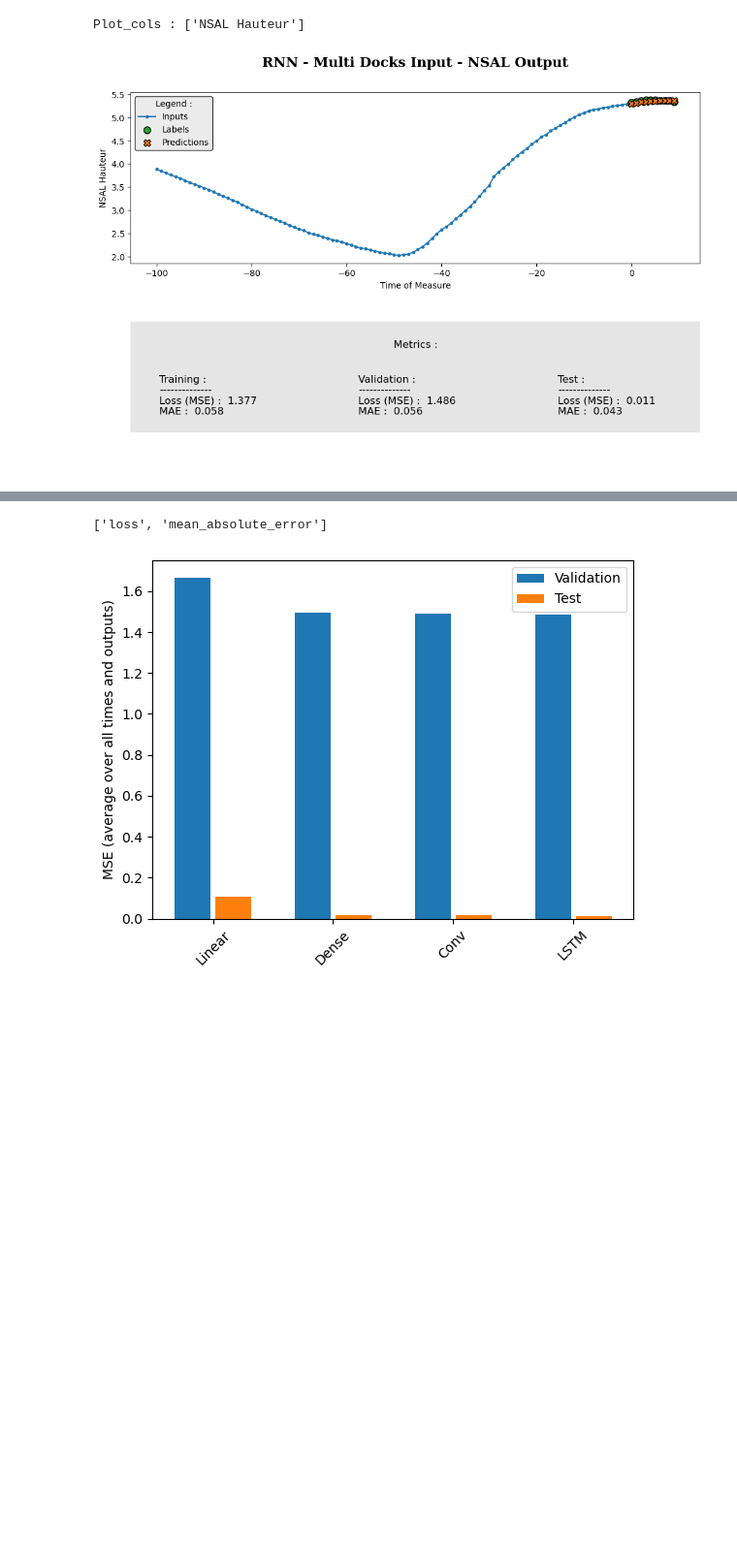
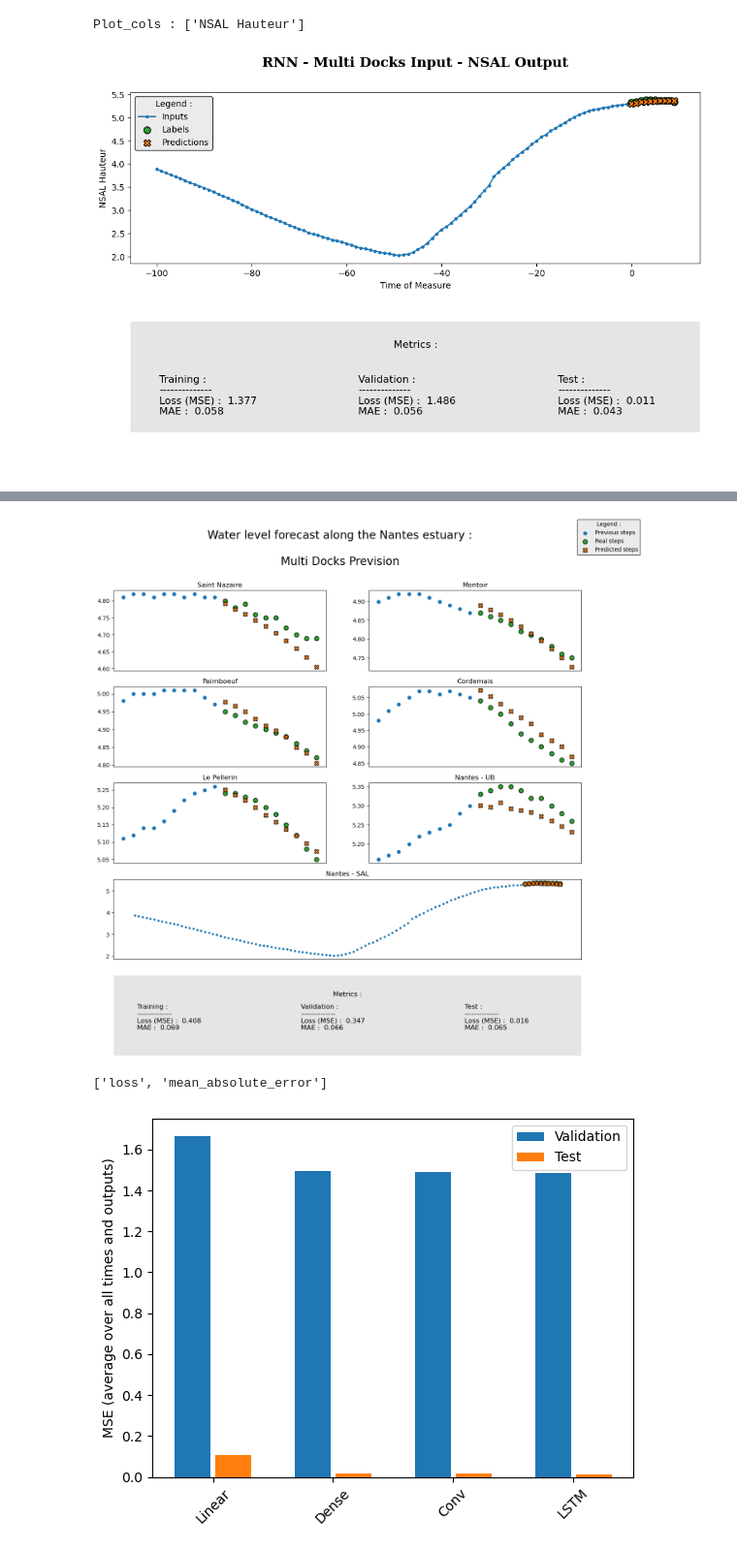
Before and after one commit to AlexandreThomassin/PIIA-Marees, a Jupyter notebook: Prédictions Loire/Multi-Step Model.ipynb, the cells around one changed output, grey strips where cells are left out. Shown at 97% size. Cells and saved outputs as stored; diff of their text form; code cells hidden in the pictures; blank space fills up the shorter version.

```diff
--- a/Prédictions Loire/Multi-Step Model.ipynb
+++ b/Prédictions Loire/Multi-Step Model.ipynb
@@ -658,3 +676,93 @@ multi_window.plot(multi_lstm_model, figname="RNN - Multi Docks Input - NSAL Outp
 # %% [output]
 Plot_cols : ['NSAL Hauteur']
 [figure]
+# %%
+model = multi_conv_model
+
+test, real = multi_window._example
+#print(test, real)
+pred = model.predict(test)
+
+input_length = multi_window.input_width
+output_length = multi_window.label_width
+
+
+ports =["Saint Nazaire", "Montoir", "Paimboeuf", "Cordemais", "Le Pellerin", "Nantes - UB", "Nantes - SAL"]
+abs = [i for i in range(input_length+output_length)]
+fig, axs = plt.subplots(5,2, figsize = (15,15))
+gs = axs[1, 1].get_gridspec()
+
+axs = axs.reshape([axs.shape[0]*axs.shape[1]])
+for ax,i in zip(axs,range(pred.shape[2]-1)):
+    ax.set_title(ports[i])
+    ax.get_xaxis().set_visible(False)
+    ax.scatter(abs[90:input_length], test[0,90:,i], label = "Previous steps")
+    ax.scatter(abs[input_length:], real[0,:,i], label = "Real steps", edgecolors='k', c='#2ca02c', s=64)
+    ax.scatter(abs[input_length:], pred[0,:,i], label = "Predicted steps", marker = 'X', edgecolors='k',
+                            c='#ff7f0e', s=64)
+
+handles, labels = ax.get_legend_handles_labels()
+
+for ax in axs[-4:]:
+    ax.remove()
+
+axbig = fig.add_subplot(gs[-2, :])
+axbig.get_xaxis().set_visible(False)
+axbig.set_title(ports[-1])
+axbig.scatter(abs[:input_length], test[0,:,-1], marker = '.')
+axbig.scatter(abs[input_length:], real[0,:,-1], edgecolors='k', c='#2ca02c', s=64)
+axbig.scatter(abs[input_length:], pred[0,:,-1], marker = 'X', edgecolors='k', c='#ff7f0e', s=64)
+
+
+fig.suptitle('Water level forecast along the Nantes estuary :\n\nMulti Docks Prevision', fontsize=20)
+
+fig.legend(handles, labels, loc='upper right',  title='Legend :', facecolor="0.90", edgecolor="black")
+
+
+h = 0.32
+
+ax = fig.add_subplot(gs[-1,:])
+textobjs = []
+
+text = ax.text(0.5, 0.74, "Metrics :", ha='center', transform=ax.transAxes, fontsize = 12)
+textobjs.append(text)
+
+
+
+text = ax.text(0.05,h,
+               f"Training : \n--------------\nLoss (MSE) : {history.history['loss'][-1] : .3f}\nMAE : {history.history['mean_absolute_error'][-1]: .3f}",
+               ha="left", transform=ax.transAxes, fontsize = 12)
+
+textobjs.append(text)
+
+text = ax.text(0.40,h,
+               f"Validation : \n--------------\nLoss (MSE) : {history.history['val_loss'][-1]: .3f}\nMAE : {history.history['val_mean_absolute_error'][-1]: .3f}",
+               ha="left", transform=ax.transAxes, fontsize = 12)
+
+textobjs.append(text)
+
+text = ax.text(0.75,h,
+               f"Test : \n--------------\nLoss (MSE) : {cnn_test[0]: .3f}\nMAE : {cnn_test[1]: .3f}",
+               ha="left", transform=ax.transAxes, fontsize = 12)
+
+textobjs.append(text)
+
+xmin = min([t.get_window_extent().xmin for t in textobjs])*0.85
+xmax = max([t.get_window_extent().xmax for t in textobjs])*1.05
+ymin = min([t.get_window_extent().ymin for t in textobjs])*0.85
+ymax = max([t.get_window_extent().ymax for t in textobjs])*1.1
+
+xmin, ymin = fig.transFigure.inverted().transform((xmin, ymin))
+xmax, ymax = fig.transFigure.inverted().transform((xmax, ymax))
+
+size = fig.get_size_inches()*fig.dpi
+
+rect = patches.Rectangle((0,0),size[0],size[1], facecolor='grey', alpha=0.2, transform=fig.transFigure)
+
+ax.add_patch(rect)
+
+ax.axis('off')
+
+plt.show()
+fig.savefig("img/CNN - Multi docks.png")
+# %% [output]
@@ -661,2 +770,3 @@ Plot_cols : ['NSAL Hauteur']
+[figure, added]
 # %%
 multi_lstm_model.save('models/multi_lstm_model.h5')
```
Also changed, not shown: parts of 11 cells of this notebook, 37 other files.
